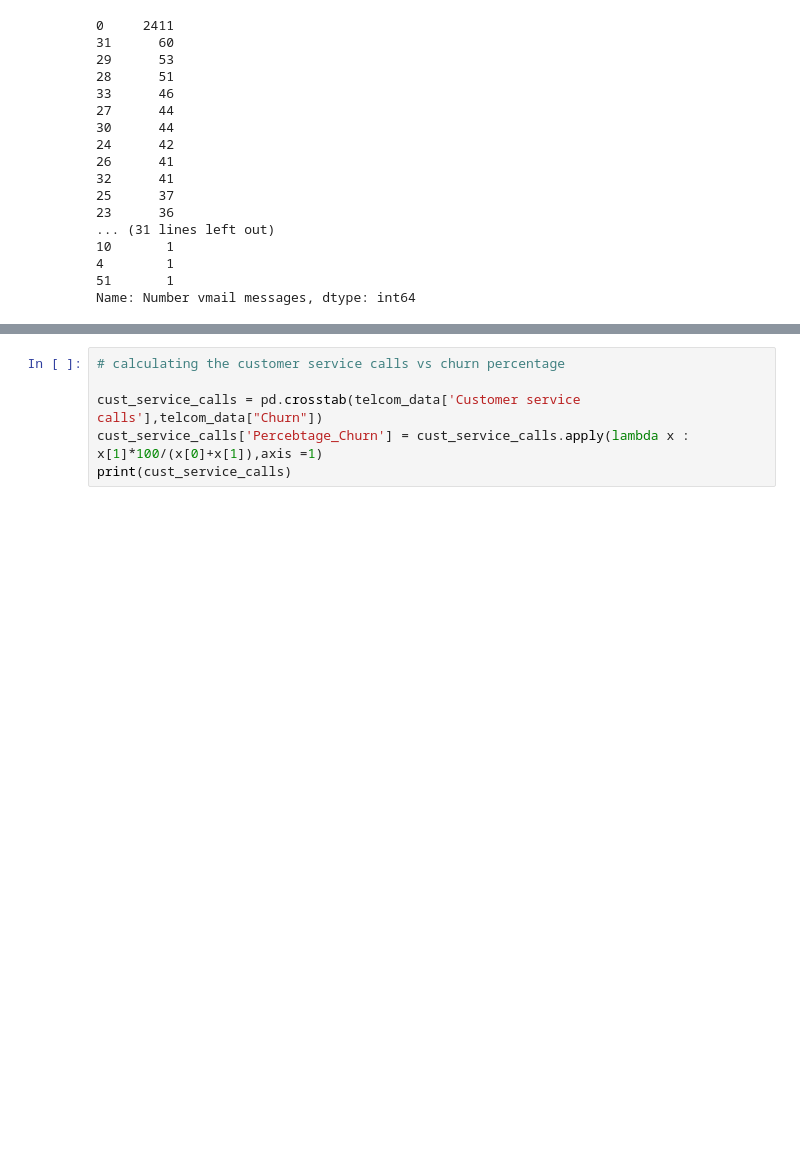
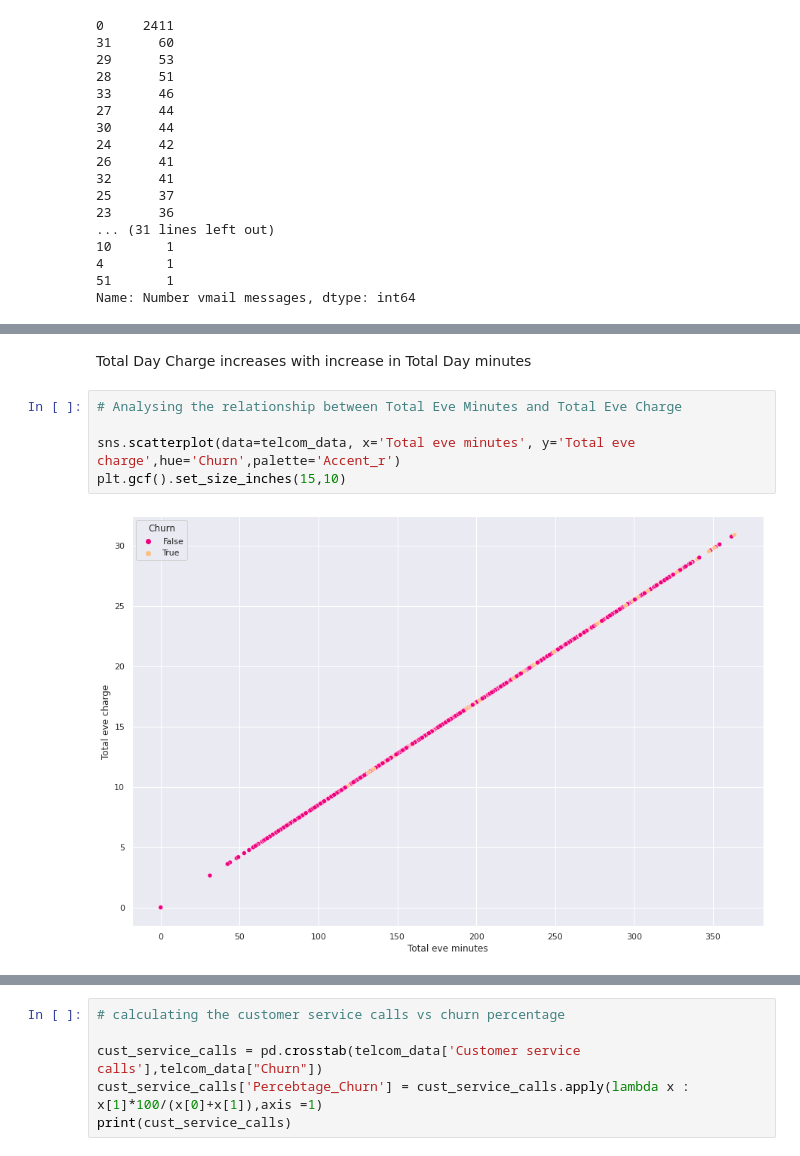
Before and after one commit to SampannaMishra/telecom-churn-analysis, a Jupyter notebook: Sampanna_Telecom_Churn_Analysis_Capstone_Project.ipynb, the cells around one changed output, grey strips where cells are left out. Drawn from its saved outputs; the diff is of its cells as text; blank space fills up the shorter version.

```diff
--- a/Sampanna_Telecom_Churn_Analysis_Capstone_Project.ipynb
+++ b/Sampanna_Telecom_Churn_Analysis_Capstone_Project.ipynb
@@ -432,0 +414,9 @@ plt.show()
+# %% [markdown]
+Total Day Charge increases with increase in Total Day minutes
+# %%
+# Analysing the relationship between Total Eve Minutes and Total Eve Charge
+
+sns.scatterplot(data=telcom_data, x='Total eve minutes', y='Total eve charge',hue='Churn',palette='Accent_r')
+plt.gcf().set_size_inches(15,10)
+# %% [output]
+[figure, added]
```
Also changed, not shown: parts of 23 cells of this notebook.
